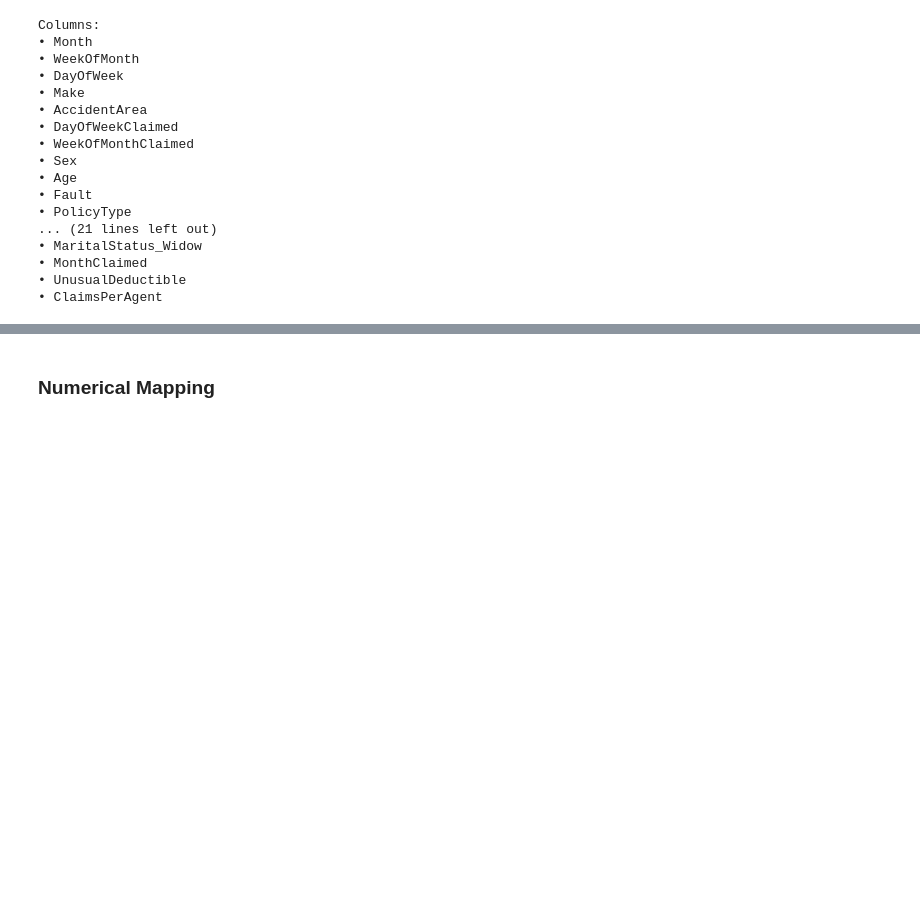
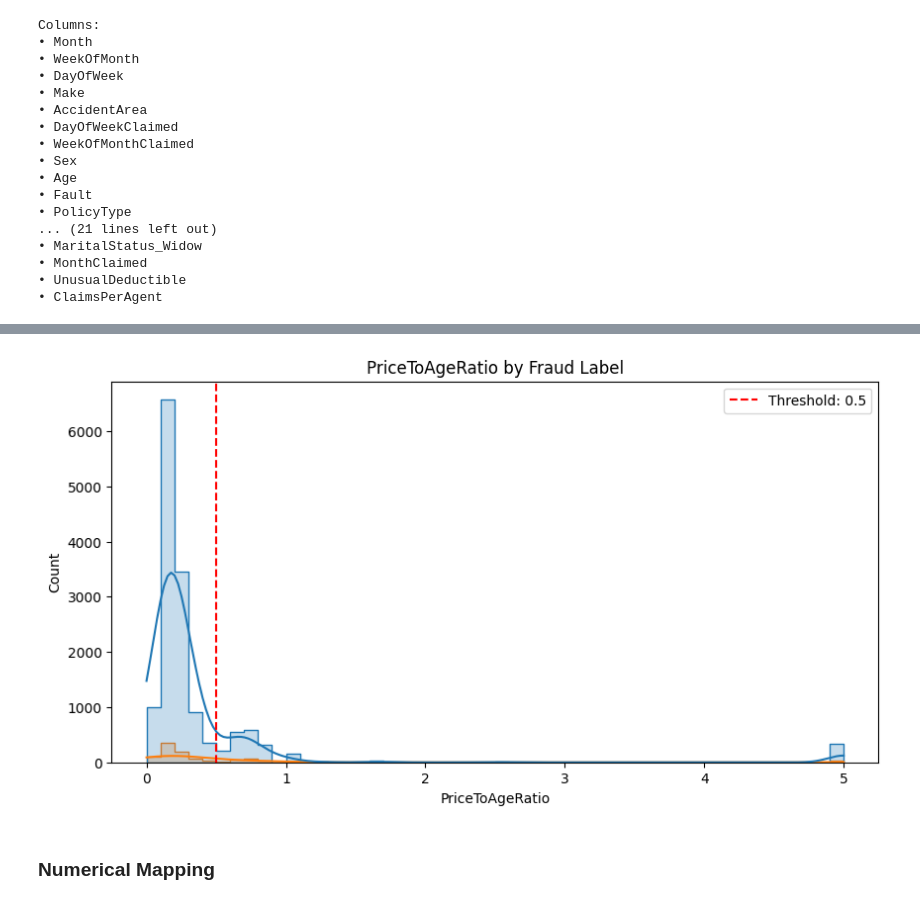
Before and after one commit to haonanah/DSA4263, a Jupyter notebook: EDA.ipynb, the cells around one changed output, grey strips where cells are left out. Saved outputs shown, nothing was run; the diff lists cells and outputs as text; code cells hidden in the pictures; blank space fills up the shorter version.

```diff
--- a/EDA.ipynb
+++ b/EDA.ipynb
@@ -52,3 +71,17 @@ Columns:
+# %%
+import matplotlib.pyplot as plt
+import seaborn as sns
+
+plt.figure(figsize=(10, 5))
+sns.histplot(data=df, x='PriceToAgeRatio', hue='FraudFound_P', bins=50, kde=True, element='step')
+plt.axvline(0.5, color='red', linestyle='--', label='Threshold: 0.5')
+plt.title('PriceToAgeRatio by Fraud Label')
+plt.xlabel('PriceToAgeRatio')
+plt.ylabel('Count')
+plt.legend()
+plt.show()
+# %% [output]
+[figure, added]
 # %%
 # Convert dummy variables to a single MaritalStatus column
 df['MaritalStatus'] = df.filter(regex = '^MaritalStatus_').idxmax(axis = 1)
```
Also changed, not shown: parts of 5 cells of this notebook.
